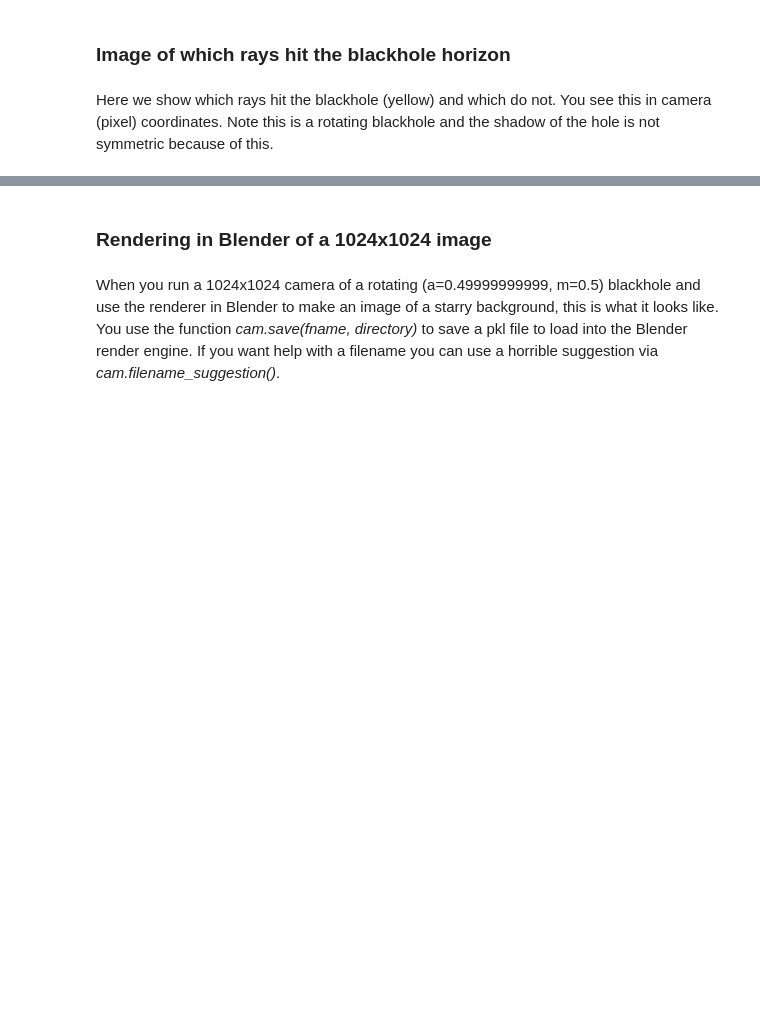
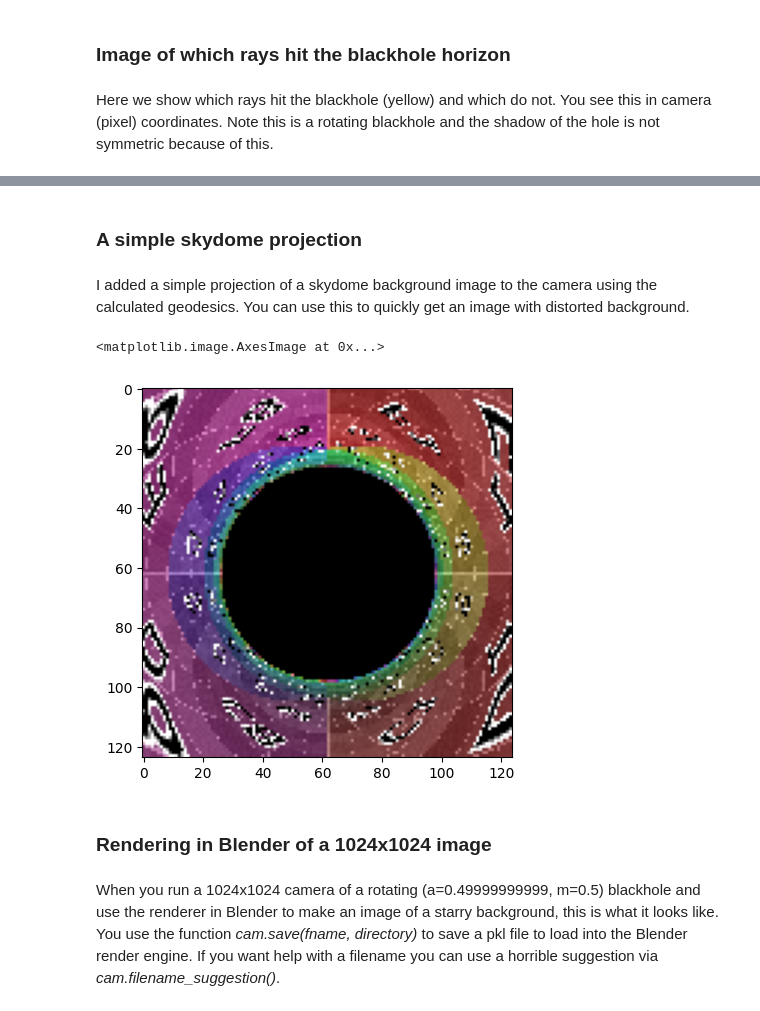
Before and after one commit to bldevries/curvedpy, a Jupyter notebook: tutorials/Tutorial_1_calc_geodesic.ipynb, the cells around one changed output, grey strips where cells are left out. Saved outputs shown, nothing was run; the diff lists cells and outputs as text; code cells hidden in the pictures; blank space fills up the shorter version.

```diff
--- a/tutorials/Tutorial_1_calc_geodesic.ipynb
+++ b/tutorials/Tutorial_1_calc_geodesic.ipynb
@@ -220,0 +228,4 @@ plt.imshow(cam.ray_blackhole_hit)
+# %% [markdown]
+### A simple skydome projection
+# %% [markdown]
+I added a simple projection of a skydome background image to the camera using the calculated geodesics. You can use this to quickly get an image with distorted background.
@@ -221,3 +234,9 @@ plt.imshow(cam.ray_blackhole_hit)
+# %%
+img = cp.projection("test.png", cam)
+plt.imshow(img)
+# %% [output]
+<matplotlib.image.AxesImage at 0x...>
+[figure, added]
 # %% [markdown]
 ### Rendering in Blender of a 1024x1024 image
 # %% [markdown]
```
Also changed, not shown: parts of 18 cells of this notebook, 3 other files.
